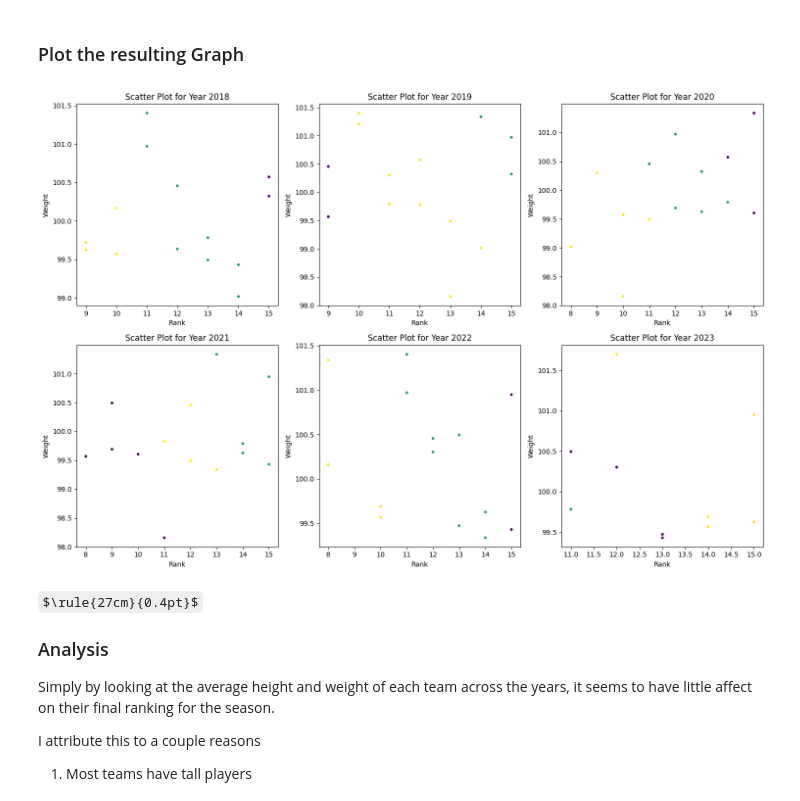
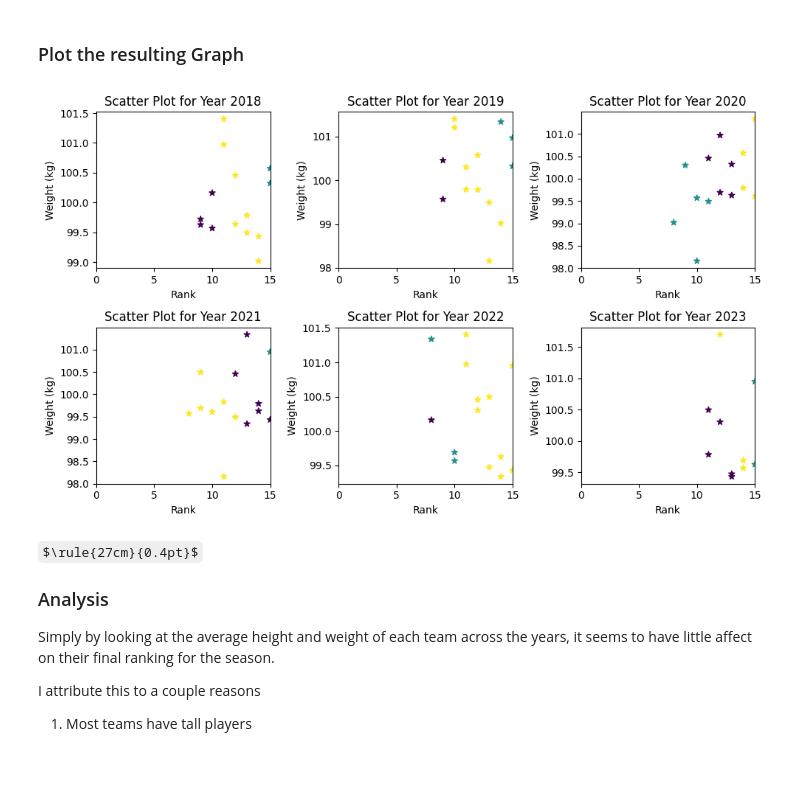
Before and after one commit to colekrant/ADS-Final-Project, a Jupyter notebook: height_weight.ipynb, the cells around one changed output. Cells and saved outputs as stored; diff of their text form; code cells hidden in the pictures; some formulas as TeX source; blank space fills up the shorter version.

```diff
--- a/height_weight.ipynb
+++ b/height_weight.ipynb
@@ -94,8 +94,20 @@ $\rule{27cm}{0.4pt}$
 #   player height
 #   player weight
 df_seasons = pd.read_csv("data/all_seasons.csv")
-df_seasons = df_seasons[["id", "player_name", "team_abbreviation", "age", "player_height", "player_weight"]]
-df_seasons.head()
-# print(df_seasons.shape)
+df_seasons = df_seasons[["id", "player_name", "team_abbreviation", "age", "player_height", "player_weight", "season"]]
+
+df_players_by_seasons = df_seasons[ (df_seasons["season"] == "2018-19") |
+                                    (df_seasons["season"] == "2019-20") |
+                                    (df_seasons["season"] == "2020-21") |
+                                    (df_seasons["season"] == "2021-22") |
+                                    (df_seasons["season"] == "2022-23") |
+                                    (df_seasons["season"] == "2023-24") ]
+
+for i in range(len(df_players_by_seasons)):
+    df_players_by_seasons["season"].iloc[i] = df_players_by_seasons["season"].iloc[i][0:4]
+
+df_players_by_seasons.head()
 #--------------------------------------------------------------------------------#
+### Now we have created a dataframe that contains:
+#     id, player_name, team_abbreviation, age, player_height, player_weight, season
 # %% [output]
@@ -263,9 +337,9 @@ axes = axes.flatten()
 ## LOOP : Scatter Plot for each Year
 for i, (year, dataframe) in enumerate(zip(years, dataframes)):
     ax = axes[i]
-    ax.scatter(dataframe['Rank'], dataframe['Avg_Height'], c=clusters[i], marker='.')
+    ax.scatter(dataframe['Rank'], dataframe['Avg_Height'], c=clusters[i], marker='*', s=200)
     ax.set_xlabel("Rank")
-    ax.set_ylabel("Height")
+    ax.set_ylabel("Height (cm)")
     ax.set_title("Scatter Plot for Year " + str(year))
 
 plt.tight_layout()
@@ -291,34 +365,35 @@ centroids_18, clusters_18, mean_error_18 = kMeans(df_18[["Rank", "Avg_Weight"]],
 # %%
 #--------------------------------------------------------------------------------#
 import matplotlib.pyplot as plt
 
 ## Create lists to use for loop iteration for plotting
 #  dataframes, contains all the dataframes for each year
 #  clusters, contains all the clusters for each year
 #  years, contains all the years
 
 dataframes = [df_18, df_19, df_20, df_21, df_22, df_23]
 clusters = [clusters_18, clusters_19, clusters_20, clusters_21, clusters_22, clusters_23]
 years = [2018, 2019, 2020, 2021, 2022, 2023]
 
 ## Initialize Plot
-fig, axes = plt.subplots(2, 3, figsize=(15, 10))
+fig, axes = plt.subplots(2, 3, figsize=(10, 6))
 axes = axes.flatten()
 
 ## LOOP : Scatter Plot for each Year
 for i, (year, dataframe) in enumerate(zip(years, dataframes)):
     ax = axes[i]
-    ax.scatter(dataframe['Rank'], dataframe['Avg_Weight'], c=clusters[i], marker='.')
+    ax.scatter(dataframe['Rank'], dataframe['Avg_Weight'], c=clusters[i], marker='*', s=200)
+    ax.set_xlim(0, 15)
     ax.set_xlabel("Rank")
-    ax.set_ylabel("Weight")
+    ax.set_ylabel("Weight (kg)")
     ax.set_title("Scatter Plot for Year " + str(year))
 
 plt.tight_layout()
 plt.show()
 
 #--------------------------------------------------------------------------------#
 # %% [output]
-[figure, old version]
+[figure, new version]
 # %% [markdown]
 $\rule{27cm}{0.4pt}$
 ### Analysis
```
Also changed, not shown: parts of 8 cells of this notebook.
